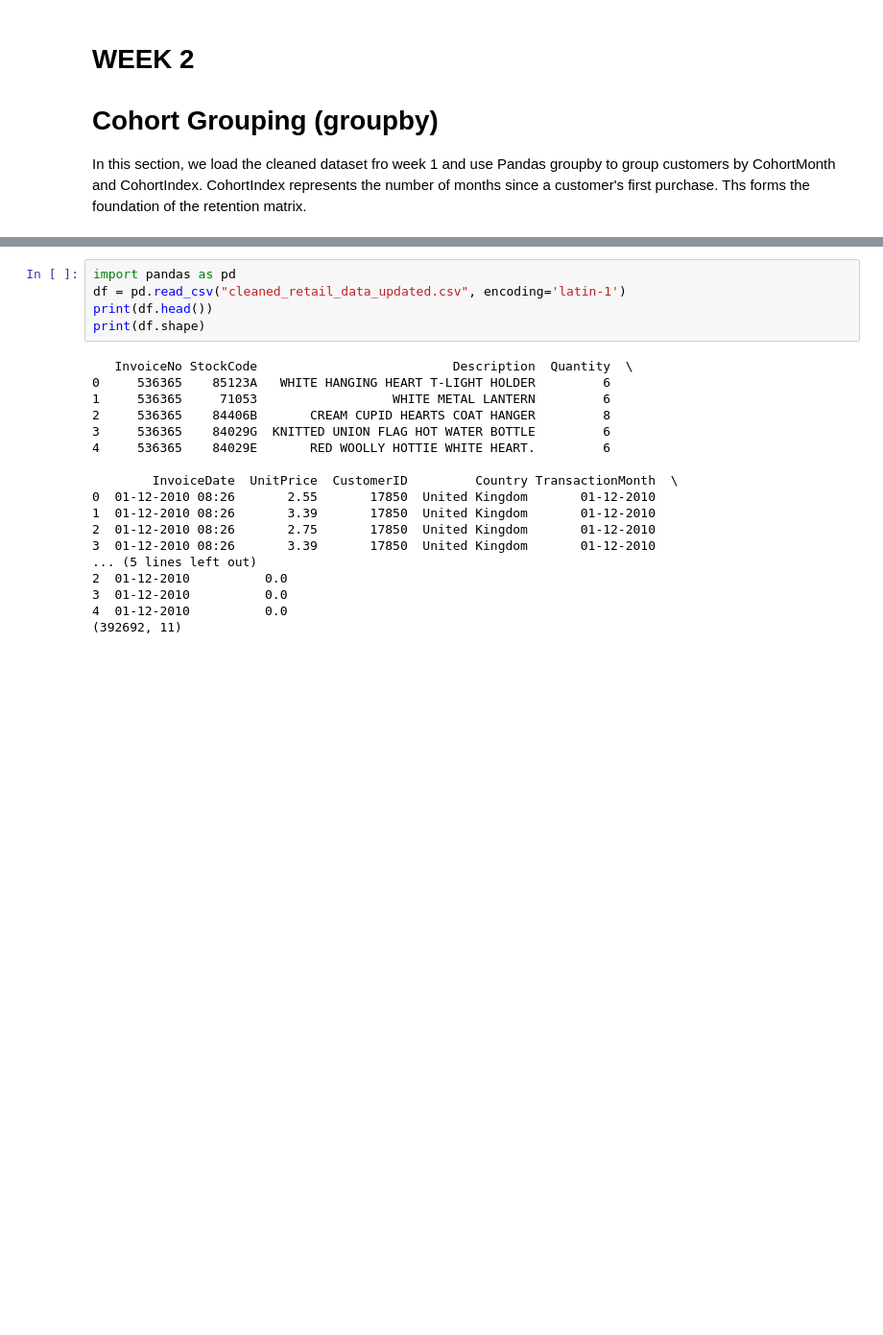
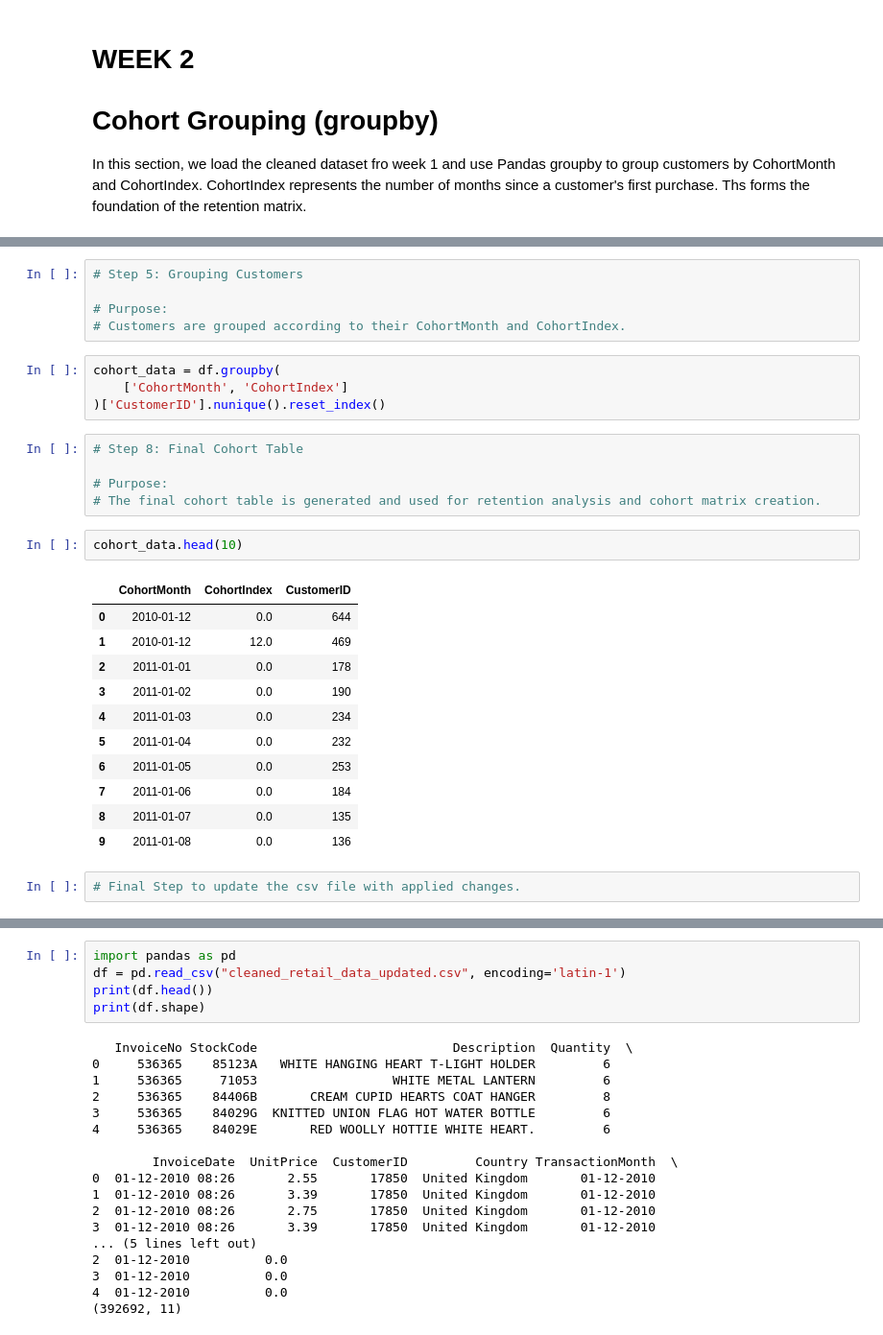
Before and after one commit to kalanidy/Infotact-intern-project-2-, a Jupyter notebook: week 2/WEEK2WORK_Completed.ipynb, the cells around one changed output, grey strips where cells are left out. Shown at 96% size. Cells and saved outputs as stored; diff of their text form; blank space fills up the shorter version.

```diff
--- a/week 2/WEEK2WORK_Completed.ipynb
+++ b/week 2/WEEK2WORK_Completed.ipynb
@@ -4,0 +71,30 @@ In this section, we load the cleaned dataset fro week 1 and use Pandas groupby t
+# %%
+# Step 5: Grouping Customers
+
+# Purpose:
+# Customers are grouped according to their CohortMonth and CohortIndex.
+# %%
+cohort_data = df.groupby(
+    ['CohortMonth', 'CohortIndex']
+)['CustomerID'].nunique().reset_index()
+# %%
+# Step 8: Final Cohort Table
+
+# Purpose:
+# The final cohort table is generated and used for retention analysis and cohort matrix creation.
+# %%
+cohort_data.head(10)
+# %% [output]
+|  | CohortMonth | CohortIndex | CustomerID |
+| 0 | 2010-01-12 | 0.0 | 644 |
+| 1 | 2010-01-12 | 12.0 | 469 |
+| 2 | 2011-01-01 | 0.0 | 178 |
+| 3 | 2011-01-02 | 0.0 | 190 |
+| 4 | 2011-01-03 | 0.0 | 234 |
+| 5 | 2011-01-04 | 0.0 | 232 |
+| 6 | 2011-01-05 | 0.0 | 253 |
+| 7 | 2011-01-06 | 0.0 | 184 |
+| 8 | 2011-01-07 | 0.0 | 135 |
+| 9 | 2011-01-08 | 0.0 | 136 |
+# %%
+# Final Step to update the csv file with applied changes.
```
Also changed, not shown: parts of 16 cells of this notebook, 1 other file.
